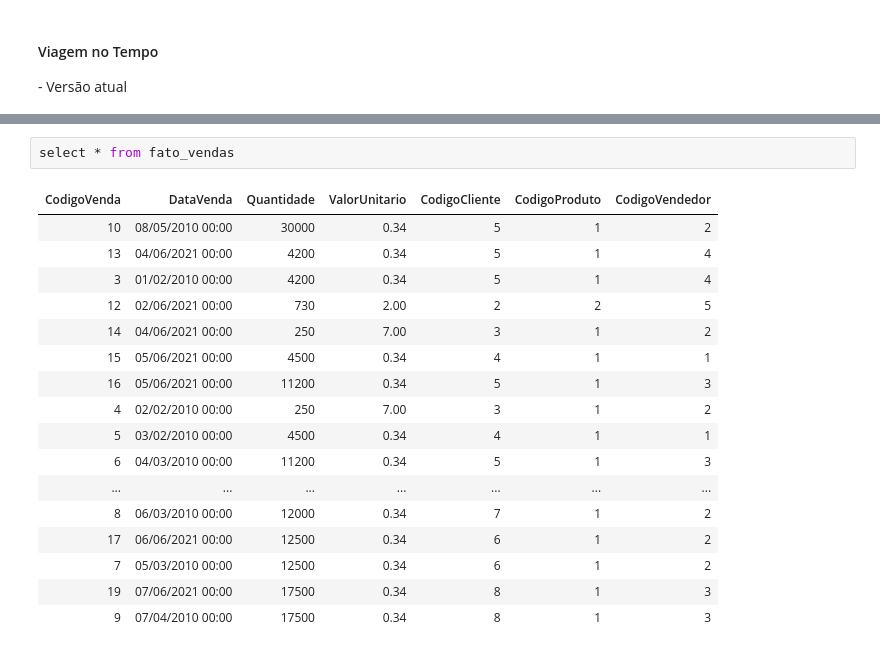
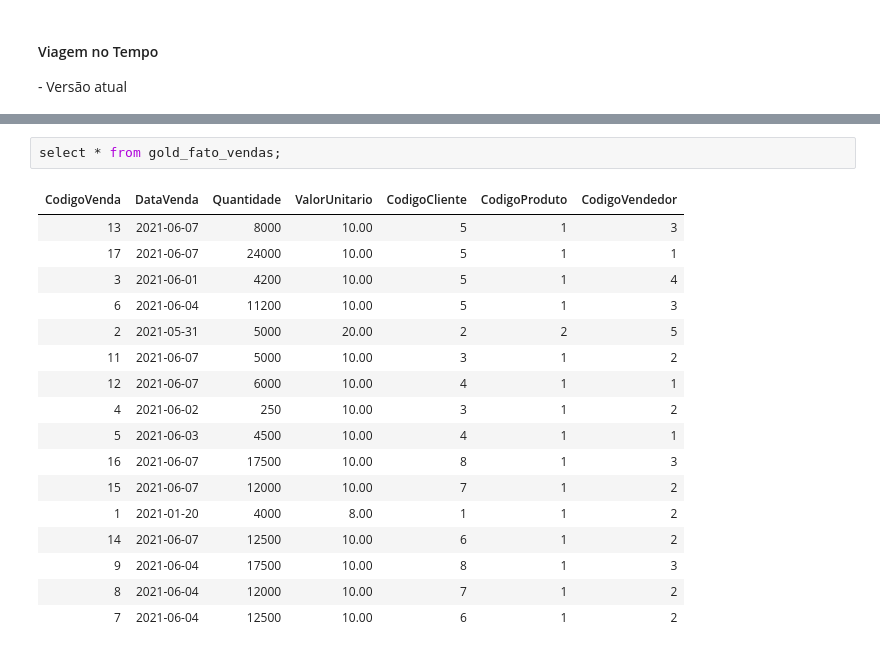
Before and after one commit to aasouzaconsult/lakehouse, a Jupyter notebook: Ambiente demonstração/Lakehouse_DW_new.ipynb, the cells around one changed output, grey strips where cells are left out. Drawn from its saved outputs; the diff is of its cells as text.

```diff
--- a/Ambiente demonstração/Lakehouse_DW_new.ipynb
+++ b/Ambiente demonstração/Lakehouse_DW_new.ipynb
@@ -758,20 +795,20 @@ SELECT *FROM vendas_silver
 # %%
-select * from fato_vendas
+select * from gold_fato_vendas;
 # %% [output]
 | CodigoVenda | DataVenda | Quantidade | ValorUnitario | CodigoCliente | CodigoProduto | CodigoVendedor |
-| 10 | 08/05/2010 00:00 | 30000 | 0.34 | 5 | 1 | 2 |
-| 13 | 04/06/2021 00:00 | 4200 | 0.34 | 5 | 1 | 4 |
-| 3 | 01/02/2010 00:00 | 4200 | 0.34 | 5 | 1 | 4 |
-| 12 | 02/06/2021 00:00 | 730 | 2.00 | 2 | 2 | 5 |
-| 14 | 04/06/2021 00:00 | 250 | 7.00 | 3 | 1 | 2 |
-| 15 | 05/06/2021 00:00 | 4500 | 0.34 | 4 | 1 | 1 |
-| 16 | 05/06/2021 00:00 | 11200 | 0.34 | 5 | 1 | 3 |
-| 4 | 02/02/2010 00:00 | 250 | 7.00 | 3 | 1 | 2 |
-| 5 | 03/02/2010 00:00 | 4500 | 0.34 | 4 | 1 | 1 |
-| 6 | 04/03/2010 00:00 | 11200 | 0.34 | 5 | 1 | 3 |
-| ... | ... | ... | ... | ... | ... | ... |
-| 8 | 06/03/2010 00:00 | 12000 | 0.34 | 7 | 1 | 2 |
-| 17 | 06/06/2021 00:00 | 12500 | 0.34 | 6 | 1 | 2 |
-| 7 | 05/03/2010 00:00 | 12500 | 0.34 | 6 | 1 | 2 |
-| 19 | 07/06/2021 00:00 | 17500 | 0.34 | 8 | 1 | 3 |
-| 9 | 07/04/2010 00:00 | 17500 | 0.34 | 8 | 1 | 3 |
+| 13 | 2021-06-07 | 8000 | 10.00 | 5 | 1 | 3 |
+| 17 | 2021-06-07 | 24000 | 10.00 | 5 | 1 | 1 |
+| 3 | 2021-06-01 | 4200 | 10.00 | 5 | 1 | 4 |
+| 6 | 2021-06-04 | 11200 | 10.00 | 5 | 1 | 3 |
+| 2 | 2021-05-31 | 5000 | 20.00 | 2 | 2 | 5 |
+| 11 | 2021-06-07 | 5000 | 10.00 | 3 | 1 | 2 |
+| 12 | 2021-06-07 | 6000 | 10.00 | 4 | 1 | 1 |
+| 4 | 2021-06-02 | 250 | 10.00 | 3 | 1 | 2 |
+| 5 | 2021-06-03 | 4500 | 10.00 | 4 | 1 | 1 |
+| 16 | 2021-06-07 | 17500 | 10.00 | 8 | 1 | 3 |
+| 15 | 2021-06-07 | 12000 | 10.00 | 7 | 1 | 2 |
+| 1 | 2021-01-20 | 4000 | 8.00 | 1 | 1 | 2 |
+| 14 | 2021-06-07 | 12500 | 10.00 | 6 | 1 | 2 |
+| 9 | 2021-06-04 | 17500 | 10.00 | 8 | 1 | 3 |
+| 8 | 2021-06-04 | 12000 | 10.00 | 7 | 1 | 2 |
+| 7 | 2021-06-04 | 12500 | 10.00 | 6 | 1 | 2 |
```
Also changed, not shown: parts of 23 cells of this notebook.
